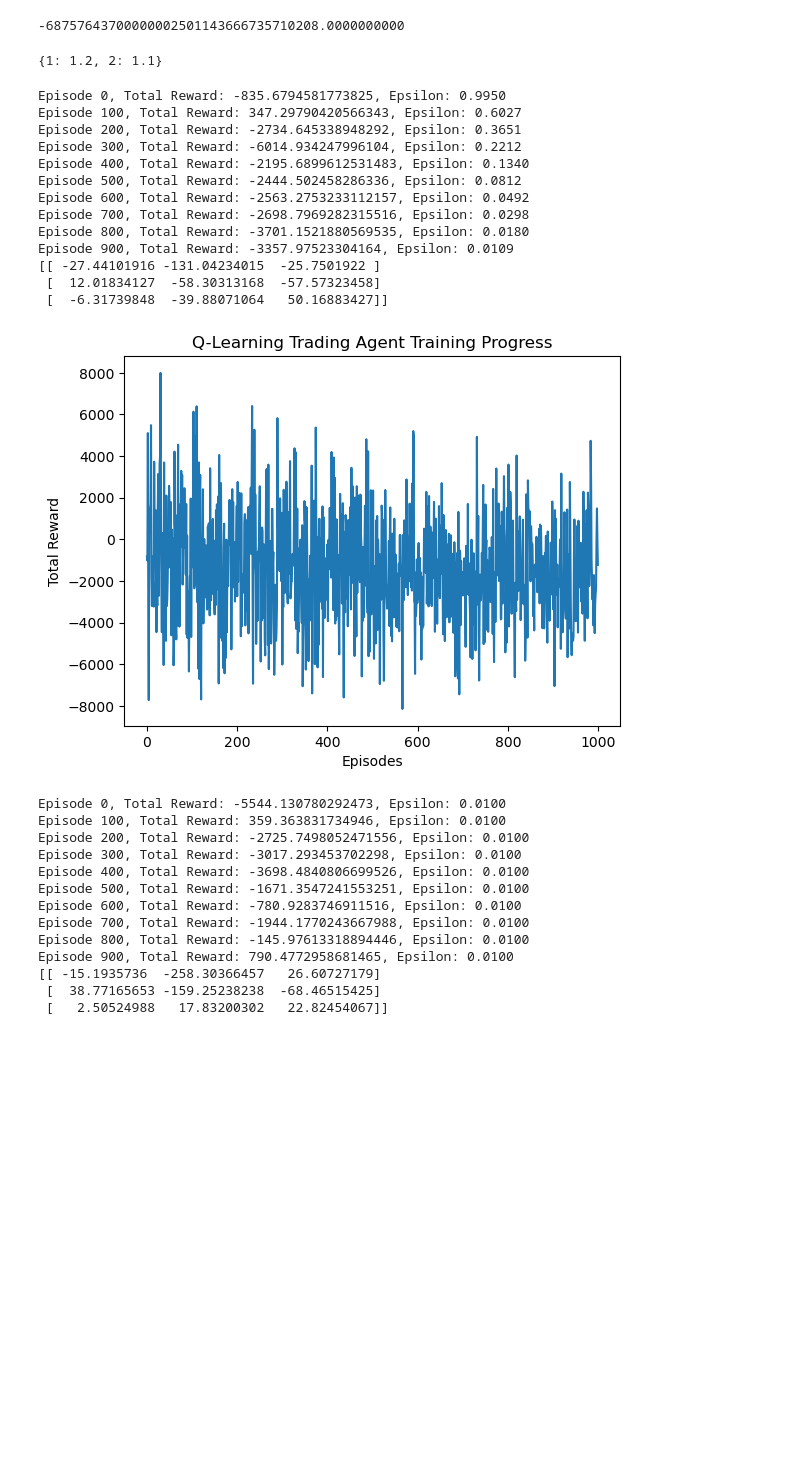
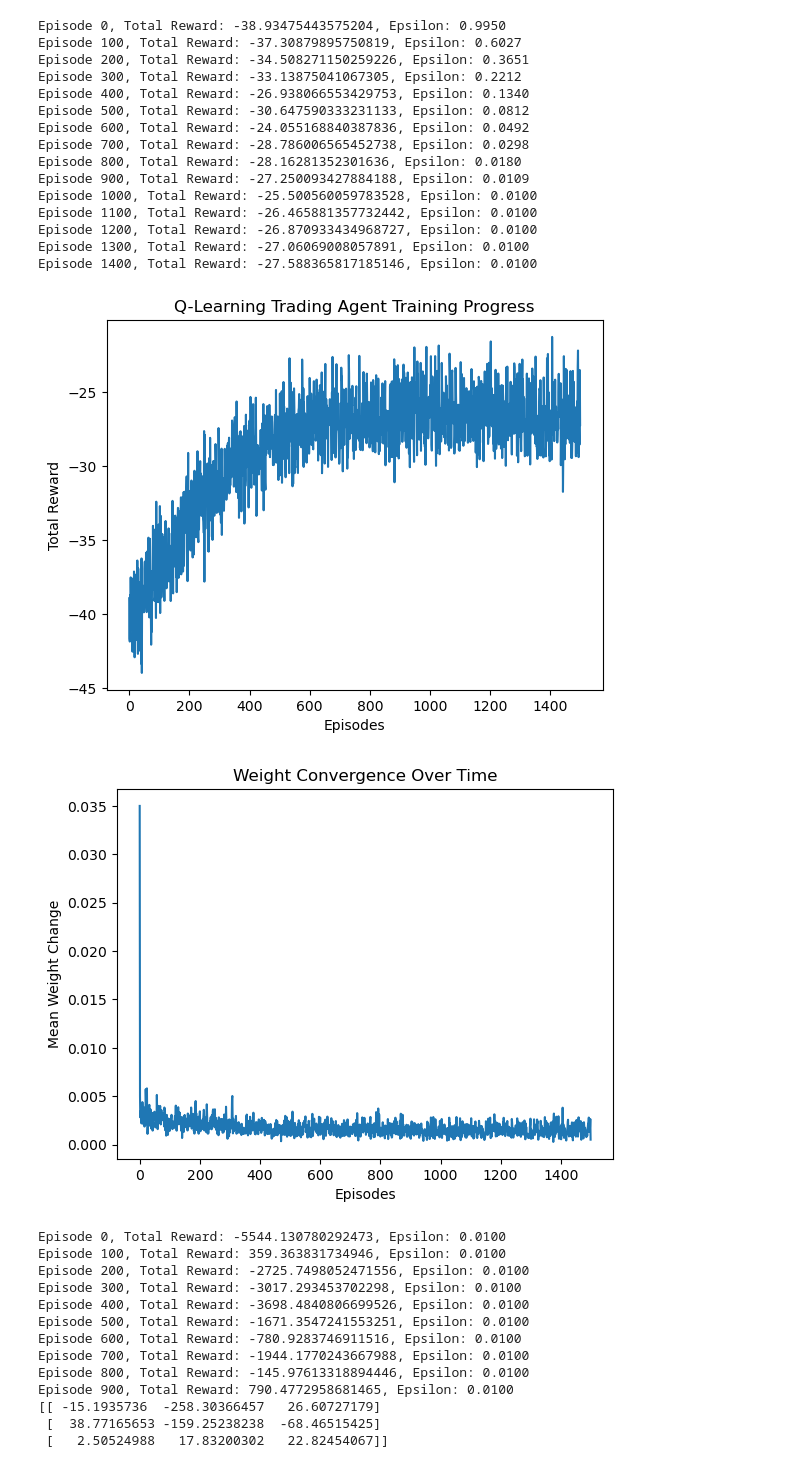
Before and after one commit to nifemiojo/rl-for-trading, a Jupyter notebook: trading_agent_linear_approx/main.ipynb, the cells around one changed output. Cells and saved outputs as stored; diff of their text form; code cells hidden in the pictures; blank space fills up the shorter version.

Commit message:
improve reward scaling for better weight convergence

```diff
--- a/trading_agent_linear_approx/main.ipynb
+++ b/trading_agent_linear_approx/main.ipynb
@@ -7,50 +7,48 @@ from trading_agent import LinearQTradingAgent
 # Simulated stock prices
 prices = np.random.default_rng().normal(100, 1.5, 1000)  # Random walk stock prices
 price_changes_pct = (prices[1:] / prices[:-1]) - 1
-# %%
-print(format(-6.87576437e+34, '.10f'))
-[format(x, '.10f') for x in p]
-# %% [output]
--68757643700000002501143666735710208.0000000000
-# %%
-x = {0: 1.4, 1: 1.2, 2: 1.1}
-x.pop(0)
-x
-# %% [output]
-{1: 1.2, 2: 1.1}
 # %%
 # Create the environment
 env = StockMarketEnv(prices)
 
 # Train the agent
 state_size = 3  # 5 features: return, SMA, EMA, RSI, volatility
 action_size = 3  # Actions: Buy, Hold, Sell
-agent = LinearQTradingAgent(env, state_size, action_size)
-rewards = agent.train()
+agent = LinearQTradingAgent(env, state_size, action_size, alpha=0.01)
+rewards = agent.train(episodes=1500)
 
-print(agent.weights)
+# print(agent.weights)
 
 # Plot training progress
 plt.plot(rewards)
 plt.xlabel("Episodes")
 plt.ylabel("Total Reward")
 plt.title("Q-Learning Trading Agent Training Progress")
 plt.show()
+
+plt.plot(agent.weight_changes)
+plt.xlabel("Episodes")
+plt.ylabel("Mean Weight Change")
+plt.title("Weight Convergence Over Time")
+plt.show()
 # %% [output]
-Episode 0, Total Reward: -835.6794581773825, Epsilon: 0.9950
-Episode 100, Total Reward: 347.29790420566343, Epsilon: 0.6027
-Episode 200, Total Reward: -2734.645338948292, Epsilon: 0.3651
-Episode 300, Total Reward: -6014.934247996104, Epsilon: 0.2212
-Episode 400, Total Reward: -2195.6899612531483, Epsilon: 0.1340
-Episode 500, Total Reward: -2444.502458286336, Epsilon: 0.0812
-Episode 600, Total Reward: -2563.2753233112157, Epsilon: 0.0492
-Episode 700, Total Reward: -2698.7969282315516, Epsilon: 0.0298
-Episode 800, Total Reward: -3701.1521880569535, Epsilon: 0.0180
-Episode 900, Total Reward: -3357.97523304164, Epsilon: 0.0109
-[[ -27.44101916 -131.04234015  -25.7501922 ]
- [  12.01834127  -58.30313168  -57.57323458]
- [  -6.31739848  -39.88071064   50.16883427]]
+Episode 0, Total Reward: -38.93475443575204, Epsilon: 0.9950
+Episode 100, Total Reward: -37.30879895750819, Epsilon: 0.6027
+Episode 200, Total Reward: -34.508271150259226, Epsilon: 0.3651
+Episode 300, Total Reward: -33.13875041067305, Epsilon: 0.2212
+Episode 400, Total Reward: -26.938066553429753, Epsilon: 0.1340
+Episode 500, Total Reward: -30.647590333231133, Epsilon: 0.0812
+Episode 600, Total Reward: -24.055168840387836, Epsilon: 0.0492
+Episode 700, Total Reward: -28.786006565452738, Epsilon: 0.0298
+Episode 800, Total Reward: -28.16281352301636, Epsilon: 0.0180
+Episode 900, Total Reward: -27.250093427884188, Epsilon: 0.0109
+Episode 1000, Total Reward: -25.500560059783528, Epsilon: 0.0100
+Episode 1100, Total Reward: -26.465881357732442, Epsilon: 0.0100
+Episode 1200, Total Reward: -26.870933434968727, Epsilon: 0.0100
+Episode 1300, Total Reward: -27.06069008057891, Epsilon: 0.0100
+Episode 1400, Total Reward: -27.588365817185146, Epsilon: 0.0100
-[figure, old version]
+[figure, new version]
+[figure, added]
 # %%
 rewards = agent.train(episodes=1000)
 
```
Also changed, not shown: parts of 1 cell of this notebook, 2 other files.
